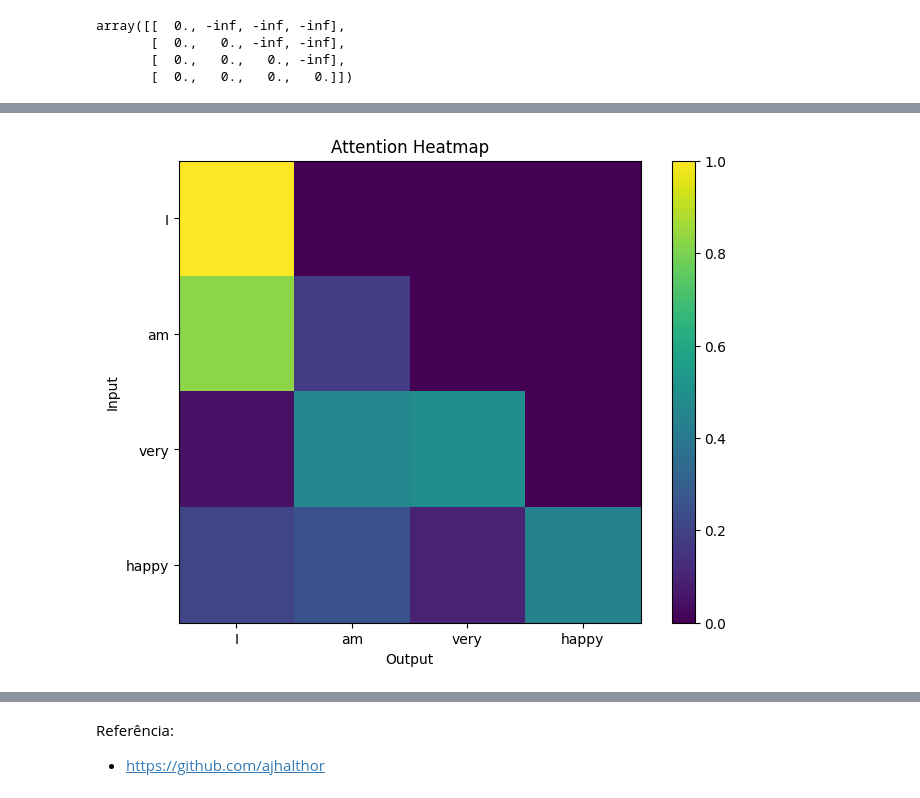
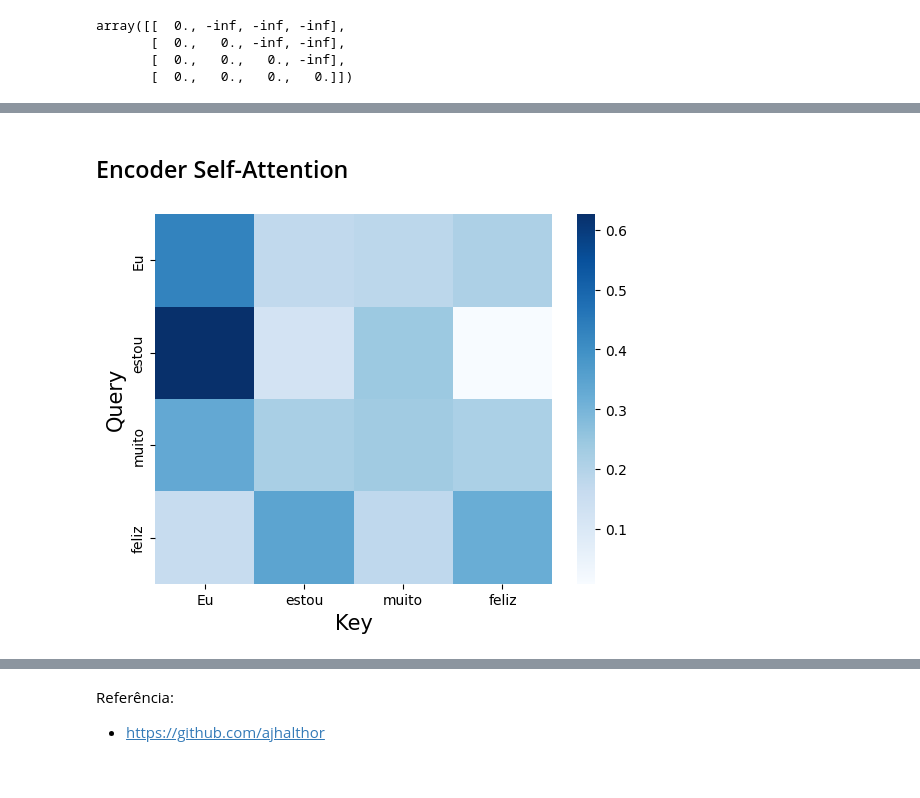
Before and after one commit to leticiafossato/transformers, a Jupyter notebook: self_attention.ipynb, the cells around one changed output, grey strips where cells are left out. Cells and saved outputs as stored; diff of their text form; code cells hidden in the pictures.

Commit message:
update self_attention code

```diff
--- a/self_attention.ipynb
+++ b/self_attention.ipynb
@@ -100,4 +96,0 @@ plot_attention_heatmap(attention_input.squeeze(), input_sentence.split(), input_
-# %%
-plot_attention_heatmap(attention_output.squeeze(), output_sentence.split(), output_sentence.split())
-# %% [output]
-[figure, removed]
@@ -103,0 +103,9 @@ plot_attention_heatmap(attention_output.squeeze(), output_sentence.split(), outp
+# %% [markdown]
+## Encoder Self-Attention
+# %%
+sns.heatmap(attention_input, xticklabels=input_sentence.split(), yticklabels=input_sentence.split(), cmap="Blues")
+plt.ylabel('Query', fontsize = 15)
+plt.xlabel('Key', fontsize = 15)
+plt.show()
+# %% [output]
+[figure, added]
```
Also changed, not shown: parts of 11 cells of this notebook.
